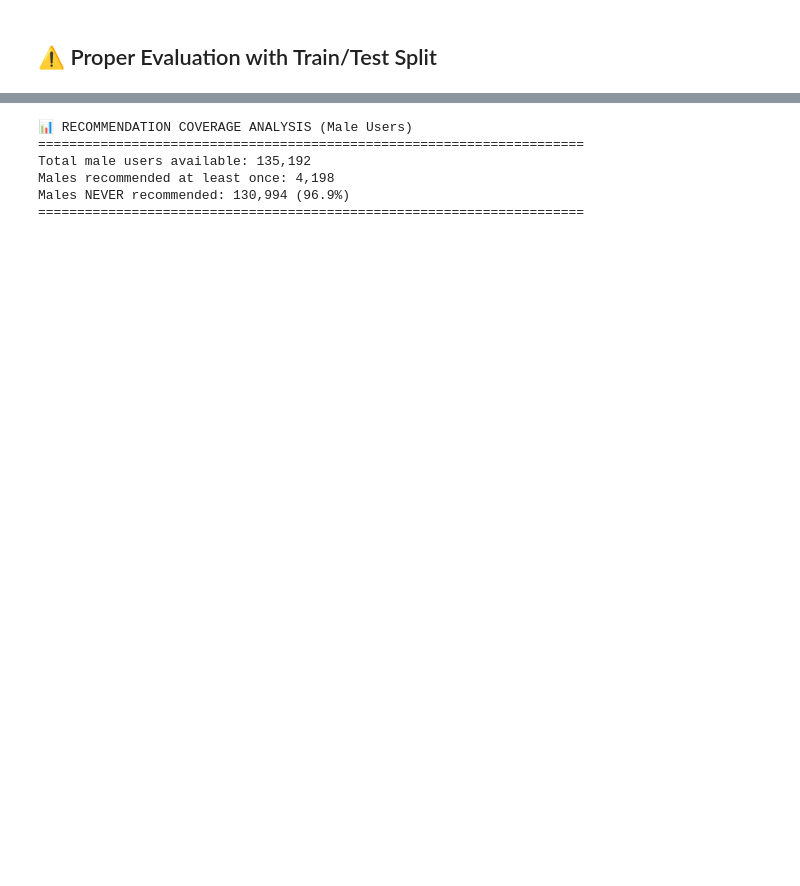
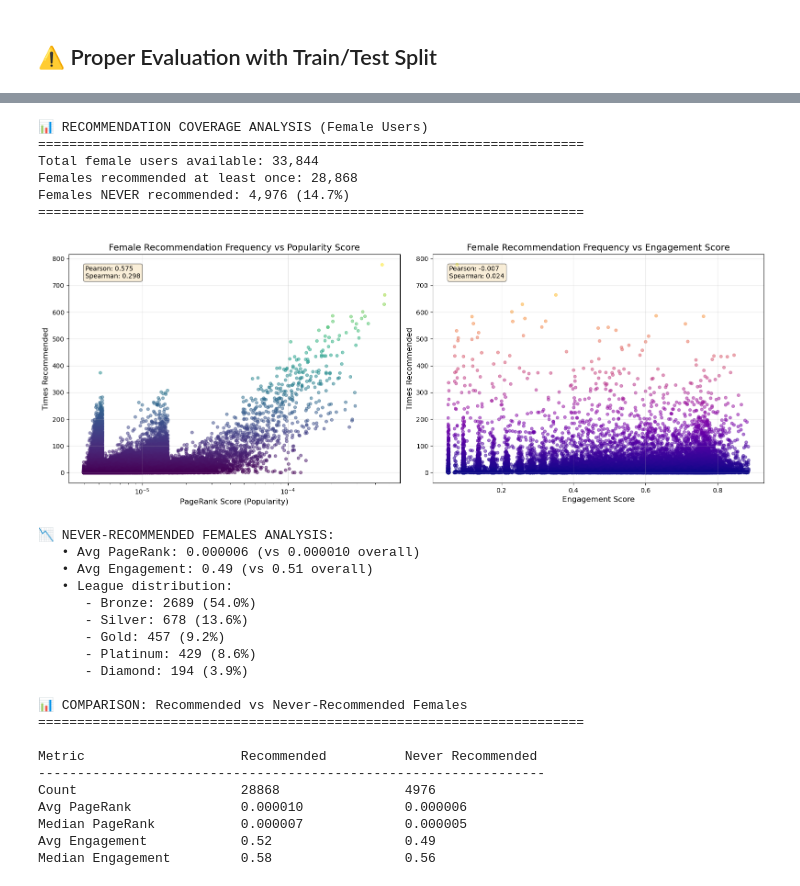
Before and after one commit to zainansarii/matchmaker, a Jupyter notebook: examples/recommend.ipynb, the cells around one changed output, grey strips where cells are left out. Cells and saved outputs as stored; diff of their text form; code cells hidden in the pictures; blank space fills up the shorter version.

```diff
--- a/examples/recommend.ipynb
+++ b/examples/recommend.ipynb
@@ -123,5 +215,5 @@ Unique recs:     17,924
 # %%
-def analyse_recommendation_coverage(engine, all_recs, test_users_valid, gender='F'):
+def analyse_recommendation_coverage(engine, results_dict, opposite_gender='F'):
     """
     Analyse which users are being recommended and correlate with popularity/engagement.
 
@@ -129,22 +221,23 @@ def analyse_recommendation_coverage(engine, all_recs, test_users_valid, gender='
     -----------
     engine : MatchingEngine
         The trained recommendation engine
-    all_recs : list
-        All recommended user IDs from evaluation
-    test_users_valid : list
-        List of test users who received recommendations
-    gender : str
-        'F' - analyse females being recommended (to males)
-        'M' - analyse males being recommended (to females)
+    results_dict : dict
+        Results from evaluate_mutual_compatibility function
+    opposite_gender : str
+        'F' to analyse females being recommended (to males)
+        'M' to analyse males being recommended (to females)
     """
     import pandas as pd
     import matplotlib.pyplot as plt
     from collections import Counter
     from scipy.stats import pearsonr, spearmanr
 
+    all_recs = results_dict['all_recs']
+    test_users_valid = results_dict['test_users_valid']
+
     # Get all potential candidates of specified gender
     user_df_test = engine.user_df
-    candidates = user_df_test[user_df_test.gender == gender].copy().to_pandas()
+    candidates = user_df_test[user_df_test.gender == opposite_gender].copy().to_pandas()
 
     # Count how many times each candidate was recommended
     rec_counts_dict = Counter(all_recs)
@@ -154,9 +247,9 @@ def analyse_recommendation_coverage(engine, all_recs, test_users_valid, gender='
     never_recommended = candidates[candidates['times_recommended'] == 0]
     recommended_users = candidates[candidates['times_recommended'] > 0]
 
-    gender_label = "Female" if gender == 'F' else "Male"
+    gender_label = "Female" if opposite_gender == 'F' else "Male"
 
-    print(f"📊 RECOMMENDATION COVERAGE ANALYSIS ({gender_label} Users)")
+    print(f"\n📊 RECOMMENDATION COVERAGE ANALYSIS ({gender_label} Users)")
     print(f"{'='*70}")
     print(f"Total {gender_label.lower()} users available: {len(candidates):,}")
     print(f"{gender_label}s recommended at least once: {len(recommended_users):,}")
@@ -165,8 +258,6 @@ def analyse_recommendation_coverage(engine, all_recs, test_users_valid, gender='
     # Check if any users were actually recommended
     if len(recommended_users) == 0:
         print(f"\n⚠️  WARNING: No {gender_label.lower()}s were recommended in this evaluation!")
-        print(f"   This is expected if you evaluated males recommending to females.")
-        print(f"   Use gender='F' to analyse female recommendations (who males see).")
         return candidates, recommended_users, never_recommended
 
     print(f"{'='*70}\n")
@@ -214,7 +305,7 @@ def analyse_recommendation_coverage(engine, all_recs, test_users_valid, gender='
                     bbox=dict(boxstyle='round', facecolor='wheat', alpha=0.5))
 
     plt.tight_layout()
-    plt.savefig(f'recommendation_coverage_{gender}.png', dpi=150, bbox_inches='tight')
+    plt.savefig(f'recommendation_coverage_{opposite_gender}.png', dpi=150, bbox_inches='tight')
     plt.show()
 
     # Detailed stats on never-recommended users
@@ -240,5 +331,4 @@ def analyse_recommendation_coverage(engine, all_recs, test_users_valid, gender='
     print(f"{'Avg Engagement':<25} {recommended_users['engagement_score'].mean():<20.2f} {never_recommended['engagement_score'].mean():<20.2f}")
     print(f"{'Median Engagement':<25} {recommended_users['engagement_score'].median():<20.2f} {never_recommended['engagement_score'].median():<20.2f}")
 
-# Usage: Only analyse females (who are being recommended to males)
-analyse_recommendation_coverage(engine_test, all_recs, test_users_valid, gender='F')
+    return candidates, recommended_users, never_recommended
@@ -272,0 +335,3 @@ Median Engagement         0.58                 0.57
+# %%
+# Evaluate ALL males viewing females (no sampling)
+results_males = evaluate_mutual_compatibility(engine_test, test_data, gender='M', k=100)
@@ -334,9 +383,32 @@ Unique recs:     4,198
 # %%
-analyse_recommendation_coverage(engine_test, all_recs, test_users_valid, gender='M')
+# Analyse females (who were recommended to males)
+if results_males:
+    analyse_recommendation_coverage(engine_test, results_males, opposite_gender='F')
 # %% [output]
-📊 RECOMMENDATION COVERAGE ANALYSIS (Male Users)
+📊 RECOMMENDATION COVERAGE ANALYSIS (Female Users)
 ======================================================================
-Total male users available: 135,192
-Males recommended at least once: 4,198
-Males NEVER recommended: 130,994 (96.9%)
+Total female users available: 33,844
+Females recommended at least once: 28,868
+Females NEVER recommended: 4,976 (14.7%)
 ======================================================================
+[figure, added]
+📉 NEVER-RECOMMENDED FEMALES ANALYSIS:
+   • Avg PageRank: 0.000006 (vs 0.000010 overall)
+   • Avg Engagement: 0.49 (vs 0.51 overall)
+   • League distribution:
+      - Bronze: 2689 (54.0%)
+      - Silver: 678 (13.6%)
+      - Gold: 457 (9.2%)
+      - Platinum: 429 (8.6%)
+      - Diamond: 194 (3.9%)
+
+📊 COMPARISON: Recommended vs Never-Recommended Females
+======================================================================
+
+Metric                    Recommended          Never Recommended
+-----------------------------------------------------------------
+Count                     28868                4976
+Avg PageRank              0.000010             0.000006
+Median PageRank           0.000007             0.000005
+Avg Engagement            0.52                 0.49
+Median Engagement         0.58                 0.56
```
Also changed, not shown: parts of 6 cells of this notebook, 3 other files.
